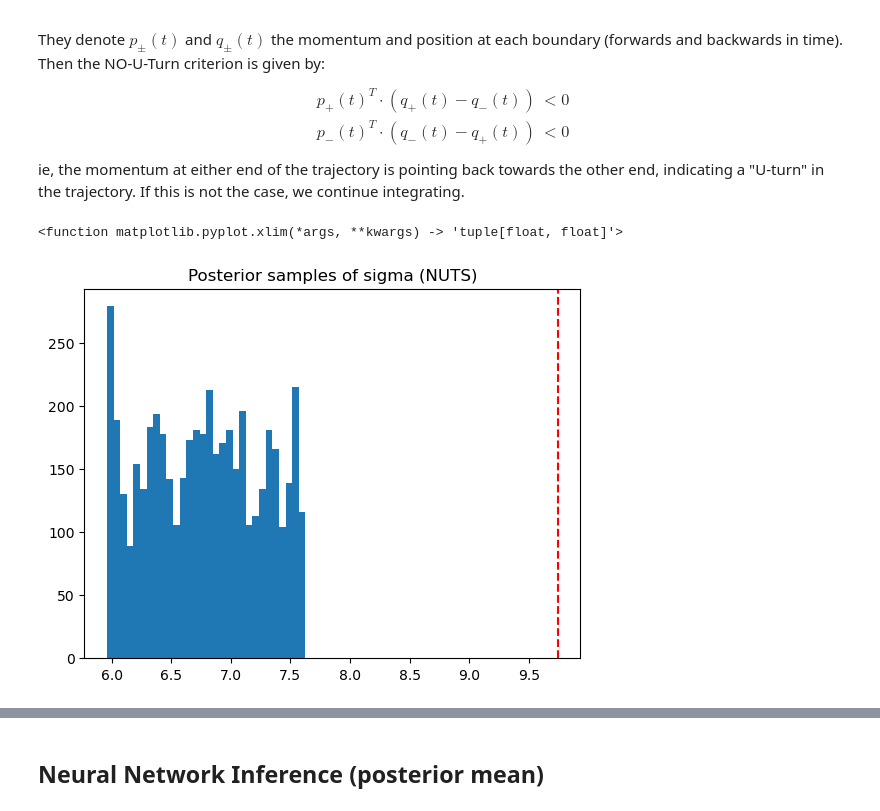
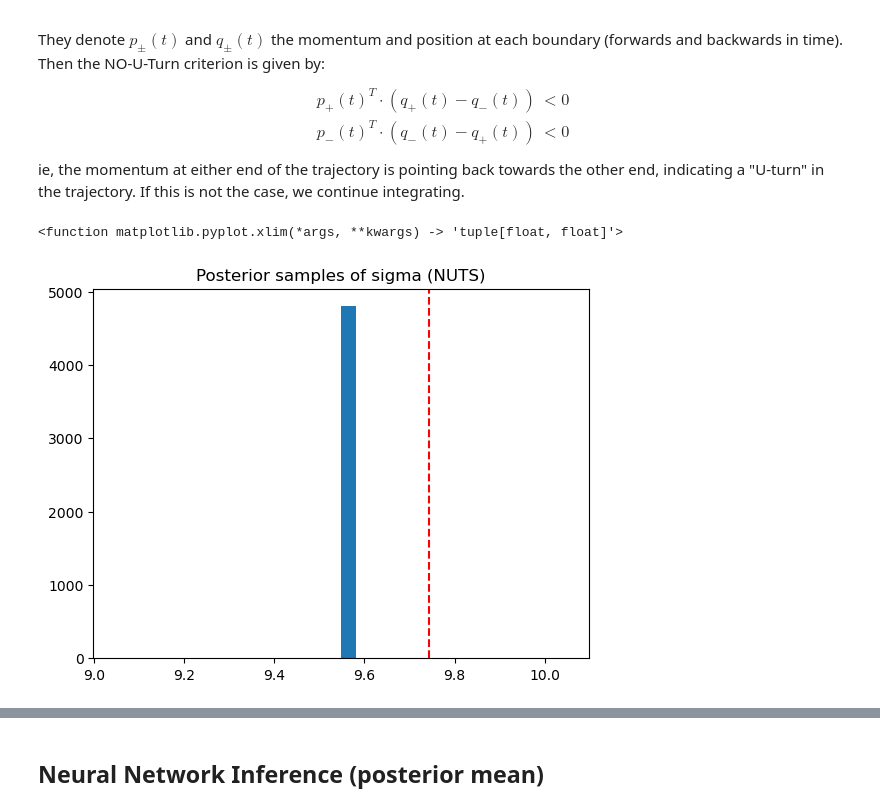
Before and after one commit to kaimarnsmorris/honours_project, a Jupyter notebook: working_1.ipynb, the cells around one changed output, grey strips where cells are left out. Drawn from its saved outputs; the diff is of its cells as text; code cells hidden in the pictures.

```diff
--- a/working_1.ipynb
+++ b/working_1.ipynb
@@ -424,7 +424,7 @@ def nuts_tree(theta, p, u, v, j, epsilon, H0, S, n, A, m):
     else:
         # Recursion
         theta_minus, p_minus, theta_plus, p_plus, theta_candidate, n_valid, s = nuts_tree(
-            theta, p, u, v, j - 1, epsilon, m, H0, S, n, A
+            theta, p, u, v, j - 1, epsilon, H0, S, n, A, m
         )
         if s == 1:
             # if the stop criterion is still valid, we can keep going
@@ -432,12 +432,12 @@ def nuts_tree(theta, p, u, v, j, epsilon, H0, S, n, A, m):
             if v == -1:
                 # Move backwards in time
                 theta_minus, p_minus, _, _, theta_candidate2, n_valid2, s2 = nuts_tree(
-                    theta_minus, p_minus, u, v, j - 1, epsilon, m, H0, S, n, A
+                    theta_minus, p_minus, u, v, j - 1, epsilon, H0, S, n, A, m
                 )
             else:
                 # Move forwards in time
                 _, _, theta_plus, p_plus, theta_candidate2, n_valid2, s2 = nuts_tree(
-                    theta_plus, p_plus, u, v, j - 1, epsilon, m, H0, S, n, A
+                    theta_plus, p_plus, u, v, j - 1, epsilon, H0, S, n, A, m
                 )
 
             # Randomly choose which candidate to keep
@@ -475,31 +475,31 @@ def nuts_sampler(S, n, A, num_samples=1000, m=1.0, epsilon=0.1, max_depth=10, bu
                 theta_minus, p_minus, _, _, theta_prime, n_prime, s_prime = nuts_tree(
                     theta_minus, p_minus, u, v, j, epsilon, m, H0, S, n, A
                 )
             else:
                 _, _, theta_plus, p_plus, theta_prime, n_prime, s_prime = nuts_tree(
                     theta_plus, p_plus, u, v, j, epsilon, m, H0, S, n, A
                 )
 
             if s_prime == 1 and np.random.rand() < n_prime / max(n_valid + n_prime, 1):
                 theta_candidate = theta_prime
 
             n_valid += n_prime
             s = s_prime and not nuts_criterion(p_plus, p_minus, theta_plus, theta_minus)
             j += 1
 
         theta = theta_candidate
         samples.append(theta)
 
     return np.exp(np.array(samples[burn_in:]))  # return samples of sigma, not theta
 
 
 xs = X[index_to_plot]
 samples_nuts = nuts_sampler(np.sum(xs**2), n=n, A=A, num_samples=5000, epsilon=0.0008)
 
 plt.hist(samples_nuts, bins=30)
 plt.axvline(sigmas[index_to_plot], color='r', linestyle='dashed')
 plt.title("Posterior samples of sigma (NUTS)")
 plt.xlim
 # %% [output]
 <function matplotlib.pyplot.xlim(*args, **kwargs) -> 'tuple[float, float]'>
-[figure, old version]
+[figure, new version]
```
Also changed, not shown: parts of 1 cell of this notebook, 3 other files.
